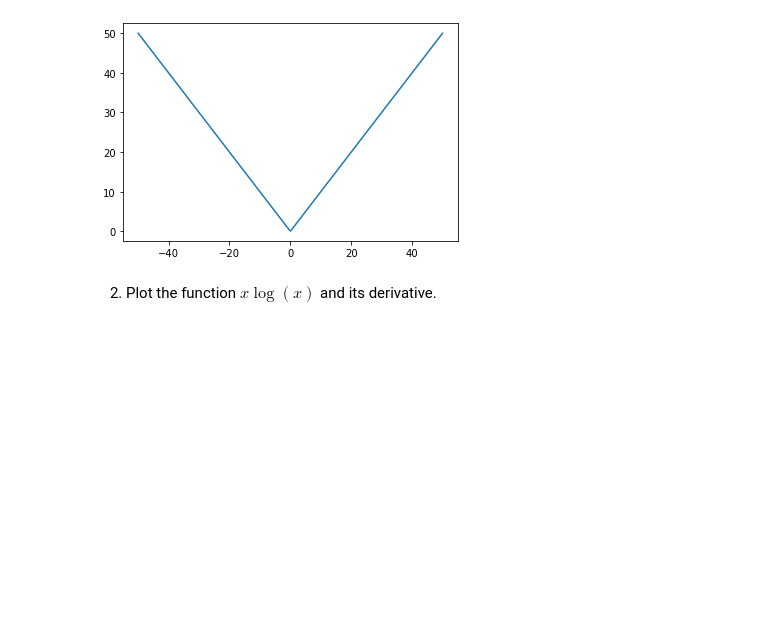
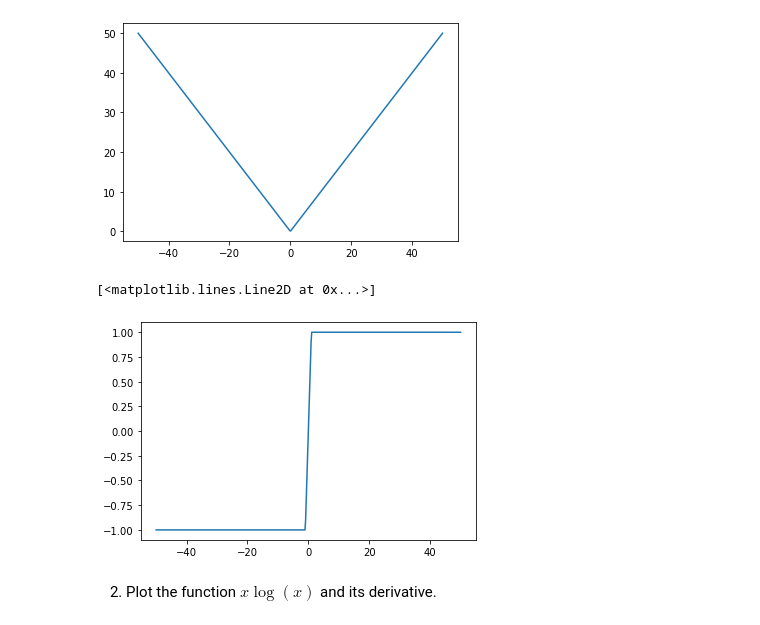
Before and after one commit to VarunKRK/Python-DS, a Jupyter notebook: 12. Calculus/calclus_drawing_fn.ipynb, the cells around one changed output. Saved outputs shown, nothing was run; the diff lists cells and outputs as text; code cells hidden in the pictures; blank space fills up the shorter version.

```diff
--- a/12. Calculus/calclus_drawing_fn.ipynb
+++ b/12. Calculus/calclus_drawing_fn.ipynb
@@ -11,6 +12,20 @@ plt.plot(x,y)
 # %% [output]
 [<matplotlib.lines.Line2D at 0x...>]
 [figure]
+# %%
+def ab(a):
+    return abs(a)
+
+def de(b):
+    return derivative(ab, b)
+
+
+x = np.linspace(-50,50, 500)
+
+plt.plot(x,de(x))
+# %% [output]
+[<matplotlib.lines.Line2D at 0x...>]
+[figure, added]
 # %% [markdown]
 2. Plot the function $x\log(x)$ and its derivative.
 # %%
```
Also changed, not shown: parts of 4 cells of this notebook.
